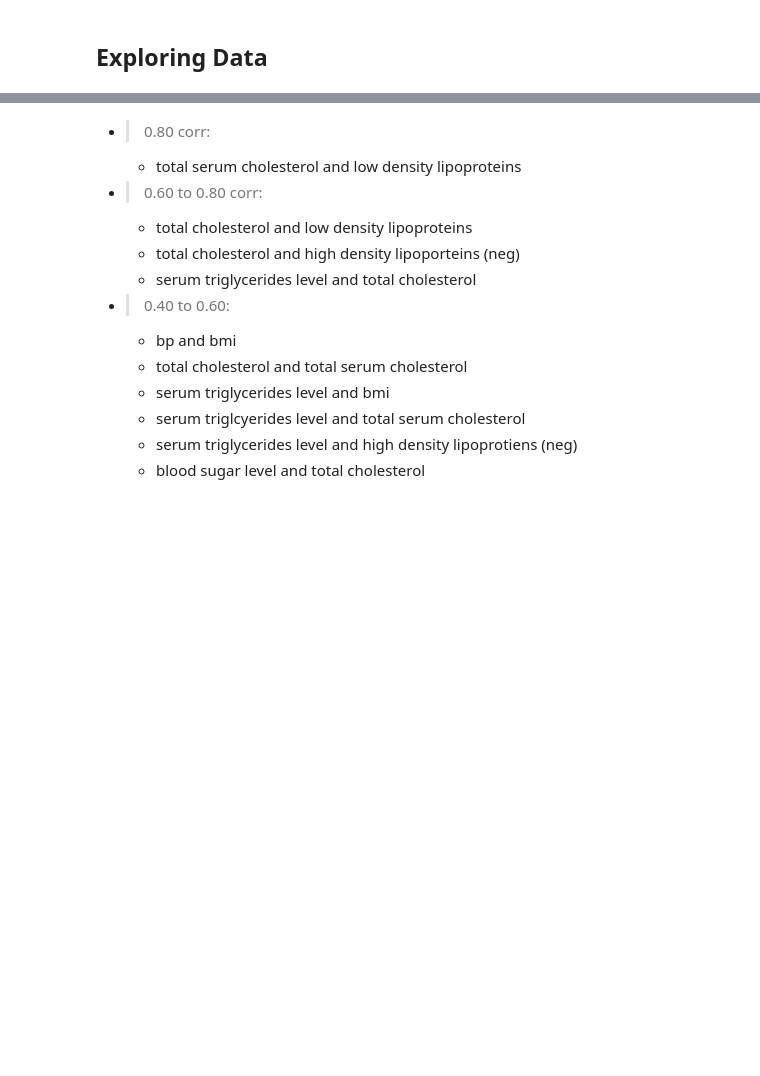
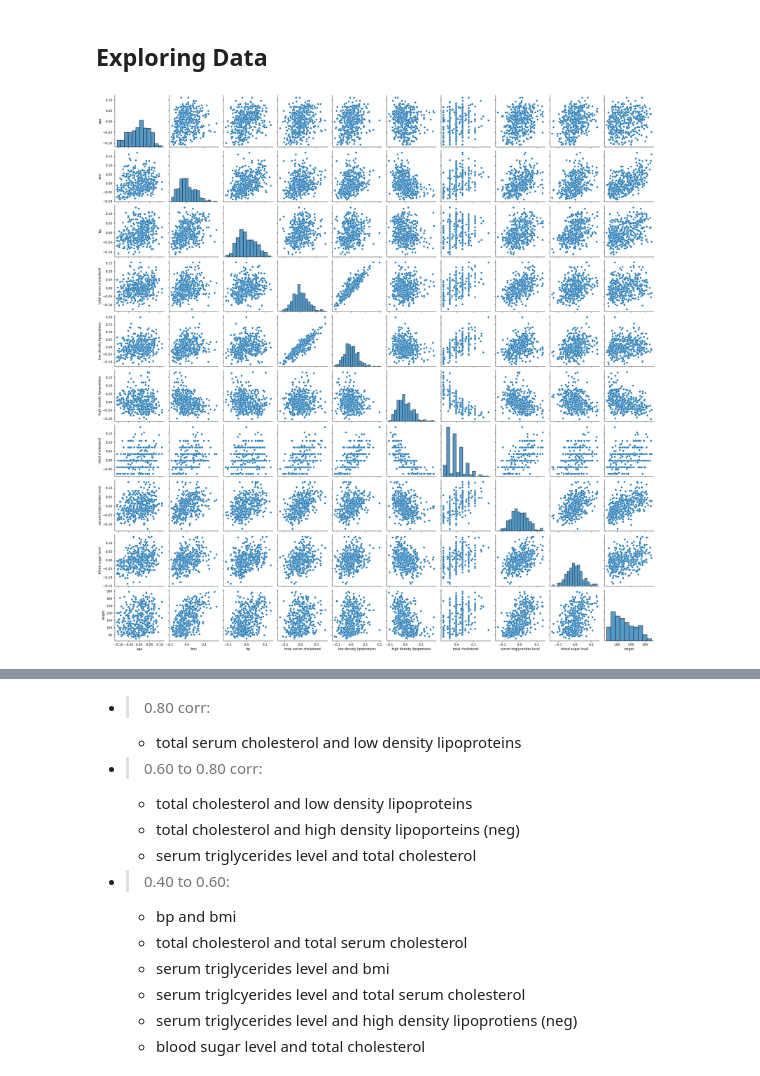
Before and after one commit to mglissmann/09_17_2024, a Jupyter notebook: diabetes_progression.ipynb, the cells around one changed output, grey strips where cells are left out. Drawn from its saved outputs; the diff is of its cells as text; code cells hidden in the pictures; blank space fills up the shorter version.

```diff
--- a/diabetes_progression.ipynb
+++ b/diabetes_progression.ipynb
@@ -111,3 +111,8 @@ max      346.000000
 Name: target, dtype: float64
 # %% [markdown]
 ## Exploring Data
+# %%
+sns.pairplot(data=X.join(y))
+plt.show()
+# %% [output]
+[figure, added]
```
Also changed, not shown: parts of 6 cells of this notebook.
